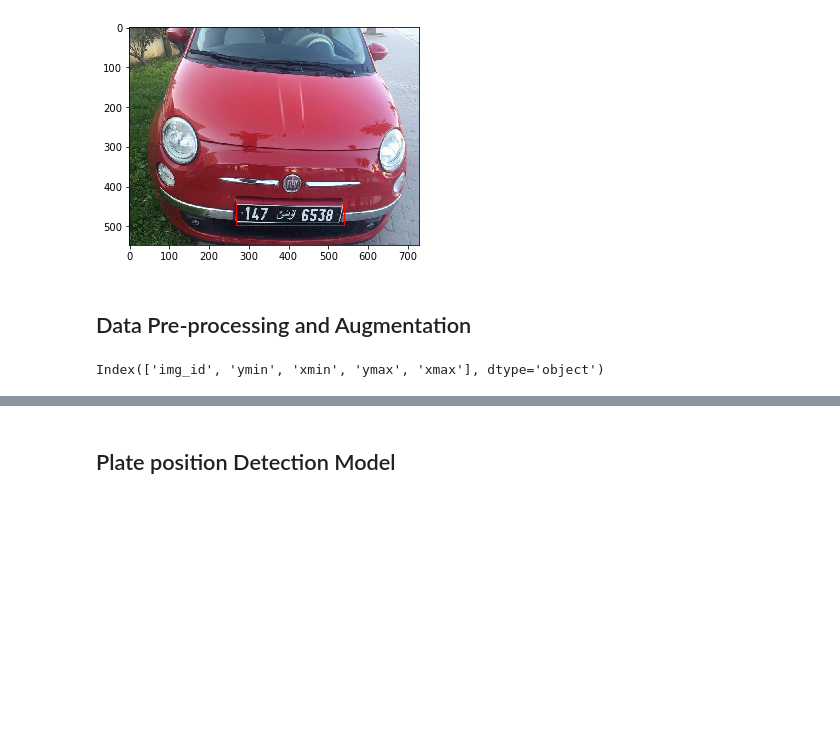
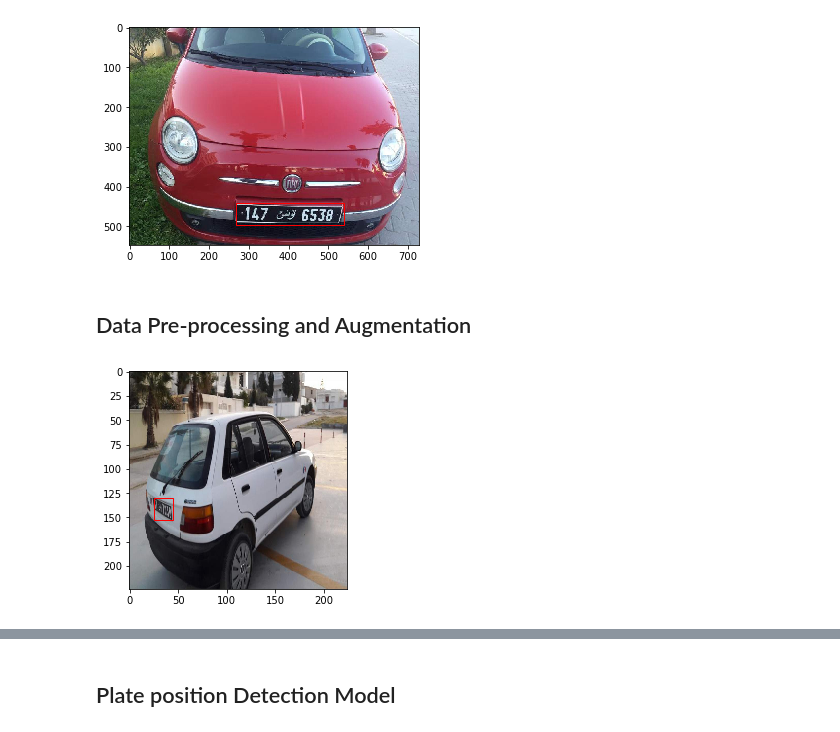
Before and after one commit to ML-Academy-team/License-Plate-Detection, a Jupyter notebook: License-Plate-Detection.ipynb, the cells around one changed output, grey strips where cells are left out. Drawn from its saved outputs; the diff is of its cells as text; code cells hidden in the pictures; blank space fills up the shorter version.

```diff
--- a/License-Plate-Detection.ipynb
+++ b/License-Plate-Detection.ipynb
@@ -131,16 +131,12 @@ def reshape_images(images,target_df, new_shape=224):
 
     new_targets = pd.DataFrame(new_position)
     new_targets.columns = ['ymin', 'xmin', 'ymax', 'xmax']
-    new_targets ['img_id'] = target_df['img']
+    new_targets ['img_id'] = target_df['img_id']
     return new_images, new_targets
-# %%
-targets.columns
-# %% [output]
-Index(['img_id', 'ymin', 'xmin', 'ymax', 'xmax'], dtype='object')
 # %%
 new_images, new_targets = reshape_images(images, targets)
-new_targets = pd.DataFrame(new_targets)
-new_targets.columns = ['ymin', 'xmin', 'ymax', 'xmax']
 plot_random_image(new_images, new_targets)
+# %% [output]
+[figure, added]
 # %%
 # Augment the data
```
Also changed, not shown: parts of 1 cell of this notebook.
